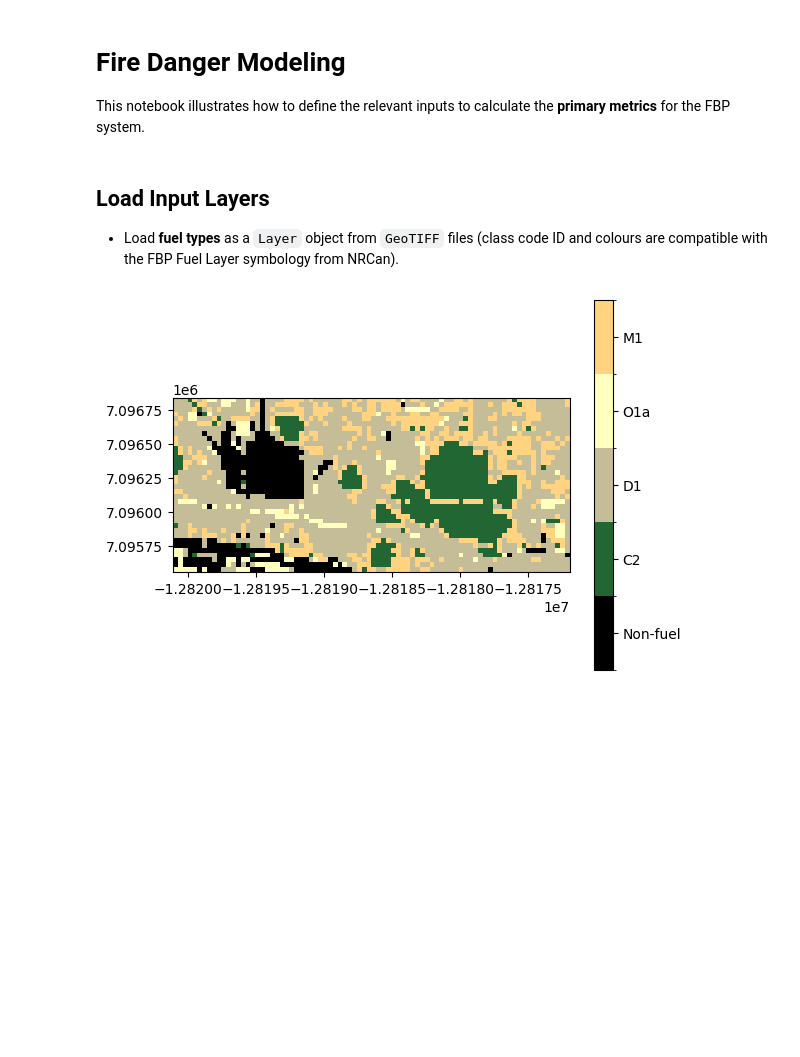
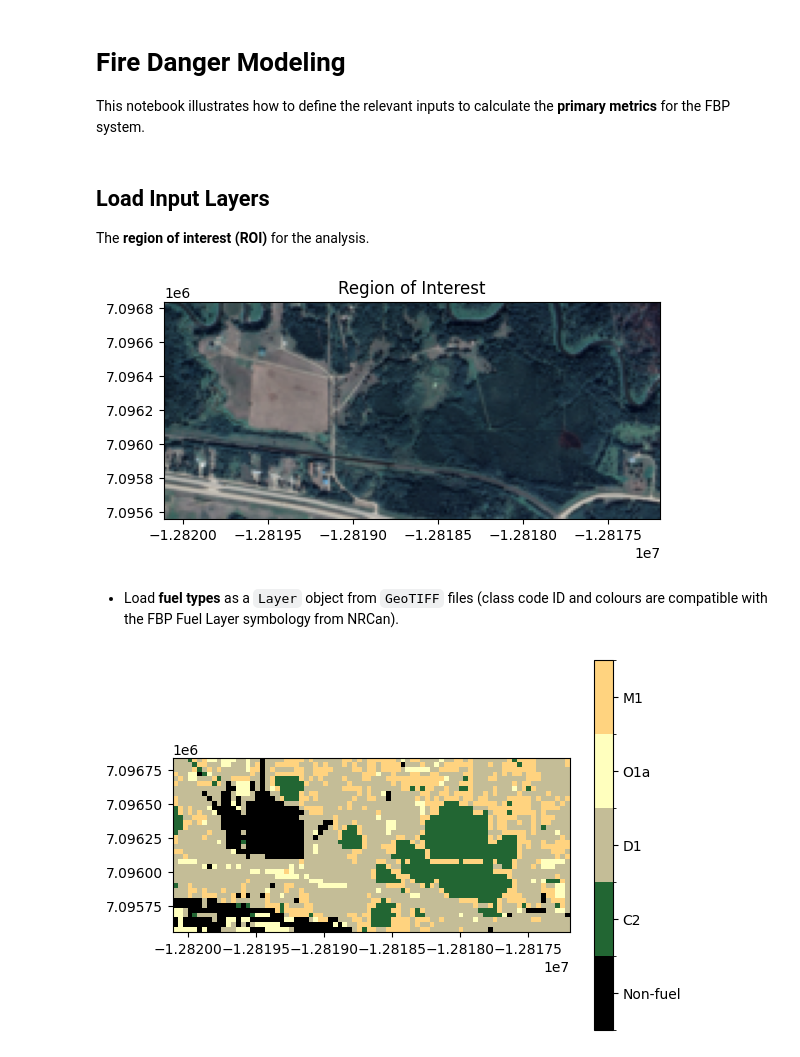
Before and after one commit to mzjamshidi/wildfire-fbp, a Jupyter notebook: notebooks/01_fire_danger_indices.ipynb, the cells around one changed output. Drawn from its saved outputs; the diff is of its cells as text; code cells hidden in the pictures; blank space fills up the shorter version.

Commit message:
add satellite image of the ROI

```diff
--- a/notebooks/01_fire_danger_indices.ipynb
+++ b/notebooks/01_fire_danger_indices.ipynb
@@ -12,7 +12,16 @@ from fbp.visualize import plot_fuel_map, plot_fire_intensity, plot_fire_descript
 # %% [markdown]
 ## Load Input Layers
 
-- Load **fuel types** as a `Layer` object from `GeoTIFF` files (class code ID and colours are compatible with the FBP Fuel Layer symbology from NRCan).
+The **region of interest (ROI)** for the analysis.
+# %%
+roi_sat = GeoTiffLayer("sample/satellite.tif")
+plt.imshow(roi_sat.data.transpose((1, 2, 0)), extent=roi_sat.extent)
+plt.title("Region of Interest")
+plt.show()
+# %% [output]
+[figure, added]
+# %% [markdown]
+- Load **fuel types** as a `Layer` object from `GeoTIFF` files (class code ID and colours are compatible with the FBP Fuel Layer symbology from NRCan).
 # %%
 fuel_layer = GeoTiffLayer("sample/fuel.tif")
 plot_fuel_map(fuel_map=fuel_layer.data, extent=fuel_layer.extent)
```
Also changed, not shown: 1 other file.
